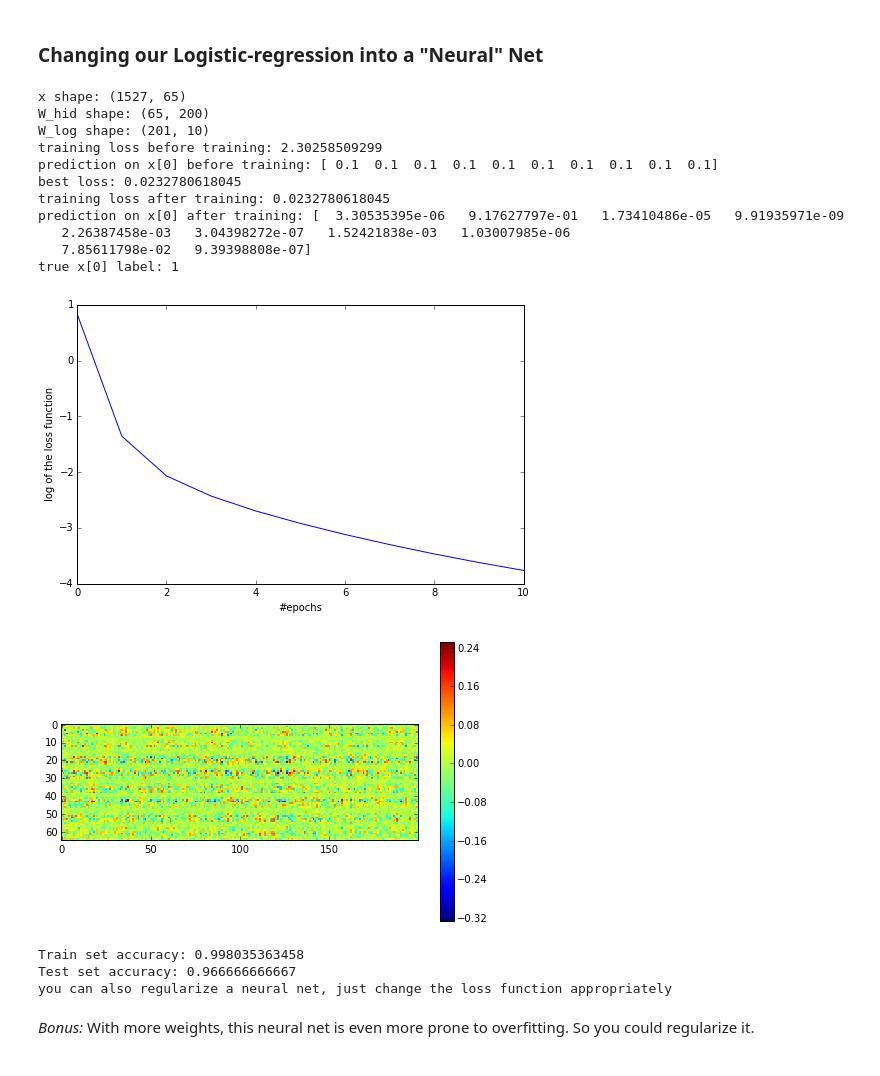
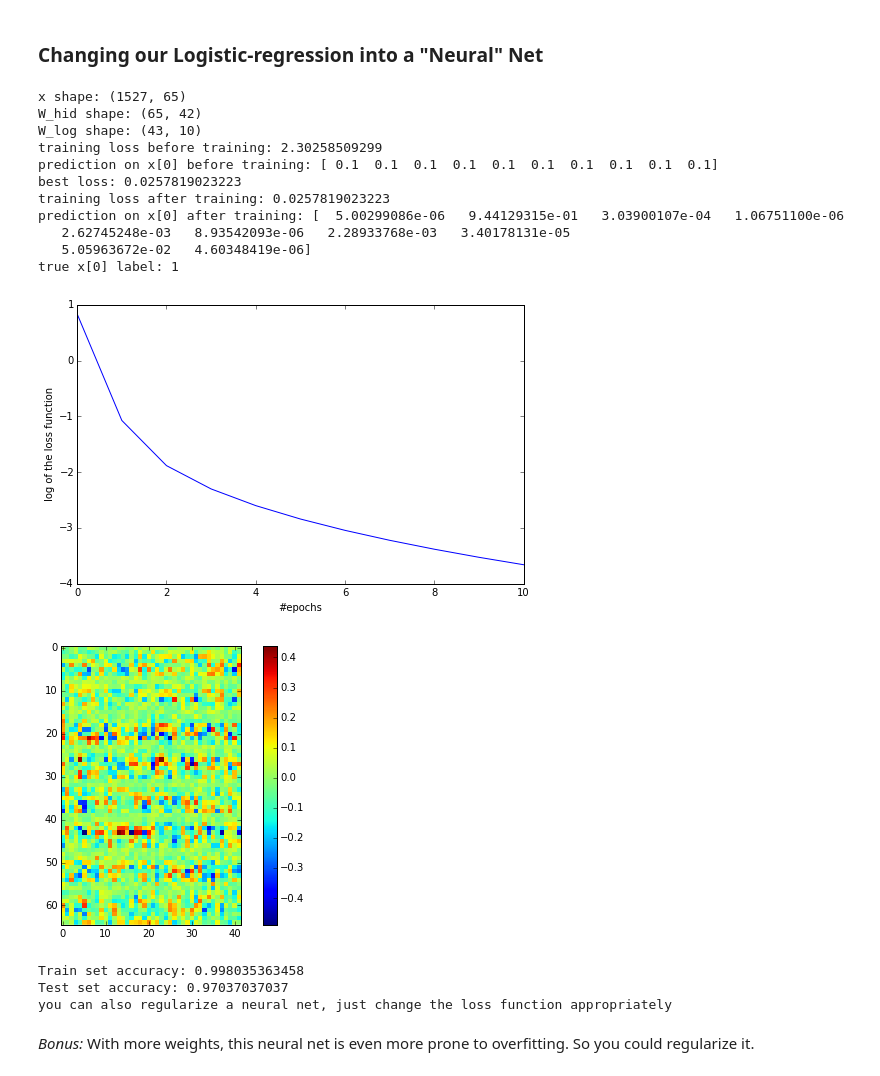
Before and after one commit to syhw/DL4H, a Jupyter notebook: from_logistic_regression_to_deep_nets.ipynb, the cells around one changed output. Saved outputs shown, nothing was run; the diff lists cells and outputs as text; code cells hidden in the pictures.

```diff
--- a/from_logistic_regression_to_deep_nets.ipynb
+++ b/from_logistic_regression_to_deep_nets.ipynb
@@ -579,7 +582,7 @@ class NeuralNet:
     def pred(self, xi):
         return softmax(self.W_log, self.act_u(self.W_hid, xi))
 
-    def train(self, x_train, y_train, n_hidden=200):  # try different numbers of hidden units, e.g. 4, 42, 128
+    def train(self, x_train, y_train, n_hidden=42):  # try different numbers of hidden units, e.g. 4, 64, 128, 200
         self.x = np.hstack((x_train, np.ones((x_train.shape[0], 1))))
         self.y = y_train
         self.n_classes = len(set(y_train))
@@ -587,12 +590,12 @@ class NeuralNet:
         self.W_hid = np.random.random((x_train.shape[1] + 1, self.n_hidden)) - 0.5
         self.W_hid *= 2 * 6. / (x_train.shape[1] + self.n_hidden)
         self.W_log = np.zeros((self.n_hidden + 1, self.n_classes))  # +1 for biases
-        print "x shape:", self.x.shape
-        print "W_hid shape:", self.W_hid.shape
-        print "W_log shape:", self.W_log.shape
+        print("x shape:", self.x.shape)
+        print("W_hid shape:", self.W_hid.shape)
+        print("W_log shape:", self.W_log.shape)
         tmp_loss = self.loss()
-        print "training loss before training:", tmp_loss
-        print "prediction on x[0] before training:", self.pred(self.x[0])
+        print("training loss before training:", tmp_loss)
+        print("prediction on x[0] before training:", self.pred(self.x[0]))
         # training with SGD
         losses = [tmp_loss]
         l_r = 0.01
@@ -600,55 +603,55 @@ class NeuralNet:
             self.one_epoch_of_backprop_SGD(learning_rate=l_r)
             losses.append(self.loss())
             # play with the learning rate schemes
-        print "best loss:", losses[-1]
-        print "training loss after training:", self.loss()
-        print "prediction on x[0] after training:", self.pred(self.x[0])
-        print "true x[0] label:", self.y[0]
+        print("best loss:", losses[-1])
+        print("training loss after training:", self.loss())
+        print("prediction on x[0] after training:", self.pred(self.x[0]))
+        print("true x[0] label:", self.y[0])
         plt.plot(np.arange(len(losses)), np.log(losses), linewidth=1)
         plt.ylabel("log of the loss function")
         plt.xlabel("#epochs")
         plt.show()
         plt.imshow(self.W_hid, interpolation='none')
         plt.colorbar()
         plt.show()
         #plt.imshow(self.W_log, interpolation='none')
         #plt.colorbar()
         #plt.show()
 
     def score(self, x_test, y_test):
         x = np.hstack((x_test, np.ones((x_test.shape[0], 1))))
         y = y_test
         c = 0
         for i, xi in enumerate(x):
             a = np.argmax(self.pred(xi))
             if a == y[i]:
                 c += 1
         return c * 1. / y.shape[0]
 
 nn = NeuralNet()
 nn.train(x_train, y_train)
-print "Train set accuracy:", nn.score(x_train, y_train)
-print "Test set accuracy:", nn.score(x_test, y_test)
+print("Train set accuracy:", nn.score(x_train, y_train))
+print("Test set accuracy:", nn.score(x_test, y_test))
 #nn.train(x_train, y_train, n_hidden=10)
 #print "Train set accuracy:", nn.score(x_train, y_train)
 #print "Test set accuracy:", nn.score(x_test, y_test)
-print "you can also regularize a neural net, just change the loss function appropriately"
+print("you can also regularize a neural net, just change the loss function appropriately")
 # %% [output]
 x shape: (1527, 65)
-W_hid shape: (65, 200)
-W_log shape: (201, 10)
+W_hid shape: (65, 42)
+W_log shape: (43, 10)
 training loss before training: 2.30258509299
 prediction on x[0] before training: [ 0.1  0.1  0.1  0.1  0.1  0.1  0.1  0.1  0.1  0.1]
-best loss: 0.0232780618045
-training loss after training: 0.0232780618045
-prediction on x[0] after training: [  3.30535395e-06   9.17627797e-01   1.73410486e-05   9.91935971e-09
-   2.26387458e-03   3.04398272e-07   1.52421838e-03   1.03007985e-06
-   7.85611798e-02   9.39398808e-07]
+best loss: 0.0257819023223
+training loss after training: 0.0257819023223
+prediction on x[0] after training: [  5.00299086e-06   9.44129315e-01   3.03900107e-04   1.06751100e-06
+   2.62745248e-03   8.93542093e-06   2.28933768e-03   3.40178131e-05
+   5.05963672e-02   4.60348419e-06]
 true x[0] label: 1
-[figure, old version]
+[figure, new version]
-[figure, old version]
+[figure, new version]
 Train set accuracy: 0.998035363458
-Test set accuracy: 0.966666666667
+Test set accuracy: 0.97037037037
 you can also regularize a neural net, just change the loss function appropriately
 # %% [markdown]
 _Bonus:_ With more weights, this neural net is even more prone to overfitting. So you could regularize it.
```
Also changed, not shown: parts of 7 cells of this notebook.
